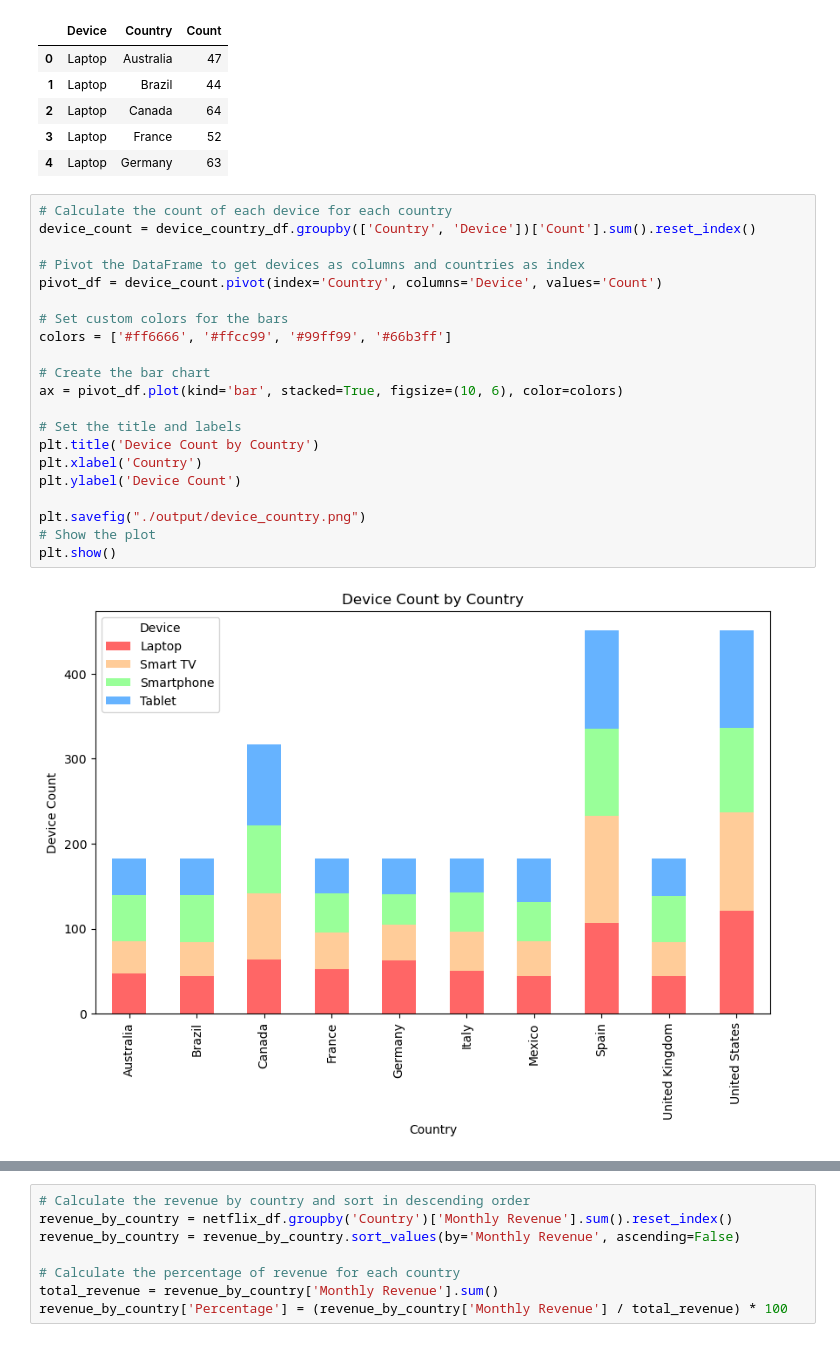
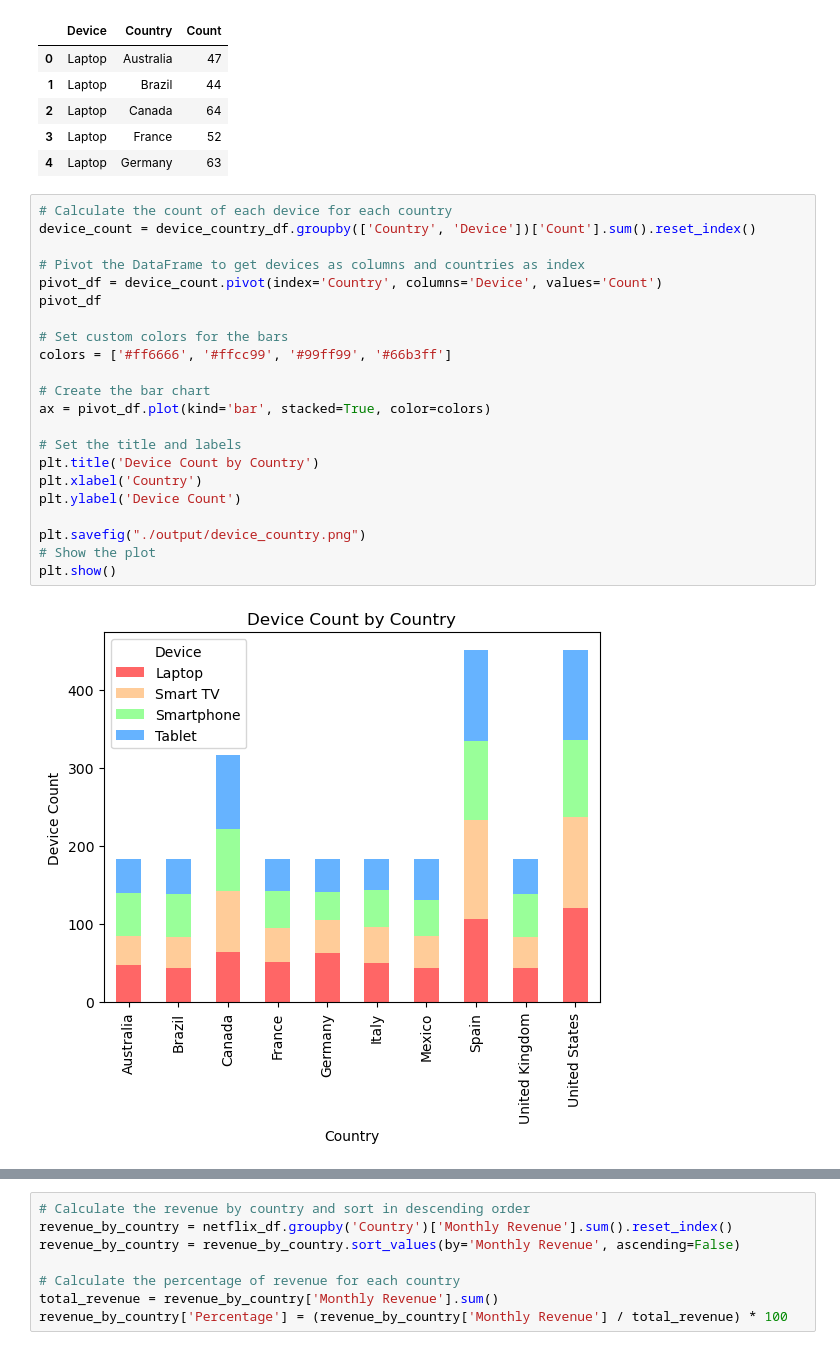
Before and after one commit to zonaj2/Netflix-User-EDA, a Jupyter notebook: main.ipynb, the cells around one changed output, grey strips where cells are left out. Cells and saved outputs as stored; diff of their text form.

```diff
--- a/main.ipynb
+++ b/main.ipynb
@@ -146,26 +146,27 @@ device_country_df.head()
 | 2 | Laptop | Canada | 64 |
 | 3 | Laptop | France | 52 |
 | 4 | Laptop | Germany | 63 |
-# %%
-# Calculate the count of each device for each country
-device_count = device_country_df.groupby(['Country', 'Device'])['Count'].sum().reset_index()
-
-# Pivot the DataFrame to get devices as columns and countries as index
-pivot_df = device_count.pivot(index='Country', columns='Device', values='Count')
-
-# Set custom colors for the bars
-colors = ['#ff6666', '#ffcc99', '#99ff99', '#66b3ff']
-
-# Create the bar chart
-ax = pivot_df.plot(kind='bar', stacked=True, figsize=(10, 6), color=colors)
-
-# Set the title and labels
-plt.title('Device Count by Country')
-plt.xlabel('Country')
-plt.ylabel('Device Count')
-
-plt.savefig("./output/device_country.png")
-# Show the plot
-plt.show()
-# %% [output]
-[figure, removed]
+# %%
+# Calculate the count of each device for each country
+device_count = device_country_df.groupby(['Country', 'Device'])['Count'].sum().reset_index()
+
+# Pivot the DataFrame to get devices as columns and countries as index
+pivot_df = device_count.pivot(index='Country', columns='Device', values='Count')
+pivot_df
+
+# Set custom colors for the bars
+colors = ['#ff6666', '#ffcc99', '#99ff99', '#66b3ff']
+
+# Create the bar chart
+ax = pivot_df.plot(kind='bar', stacked=True, color=colors)
+
+# Set the title and labels
+plt.title('Device Count by Country')
+plt.xlabel('Country')
+plt.ylabel('Device Count')
+
+plt.savefig("./output/device_country.png")
+# Show the plot
+plt.show()
+# %% [output]
+[figure, added]
```
Also changed, not shown: parts of 10 cells of this notebook.
